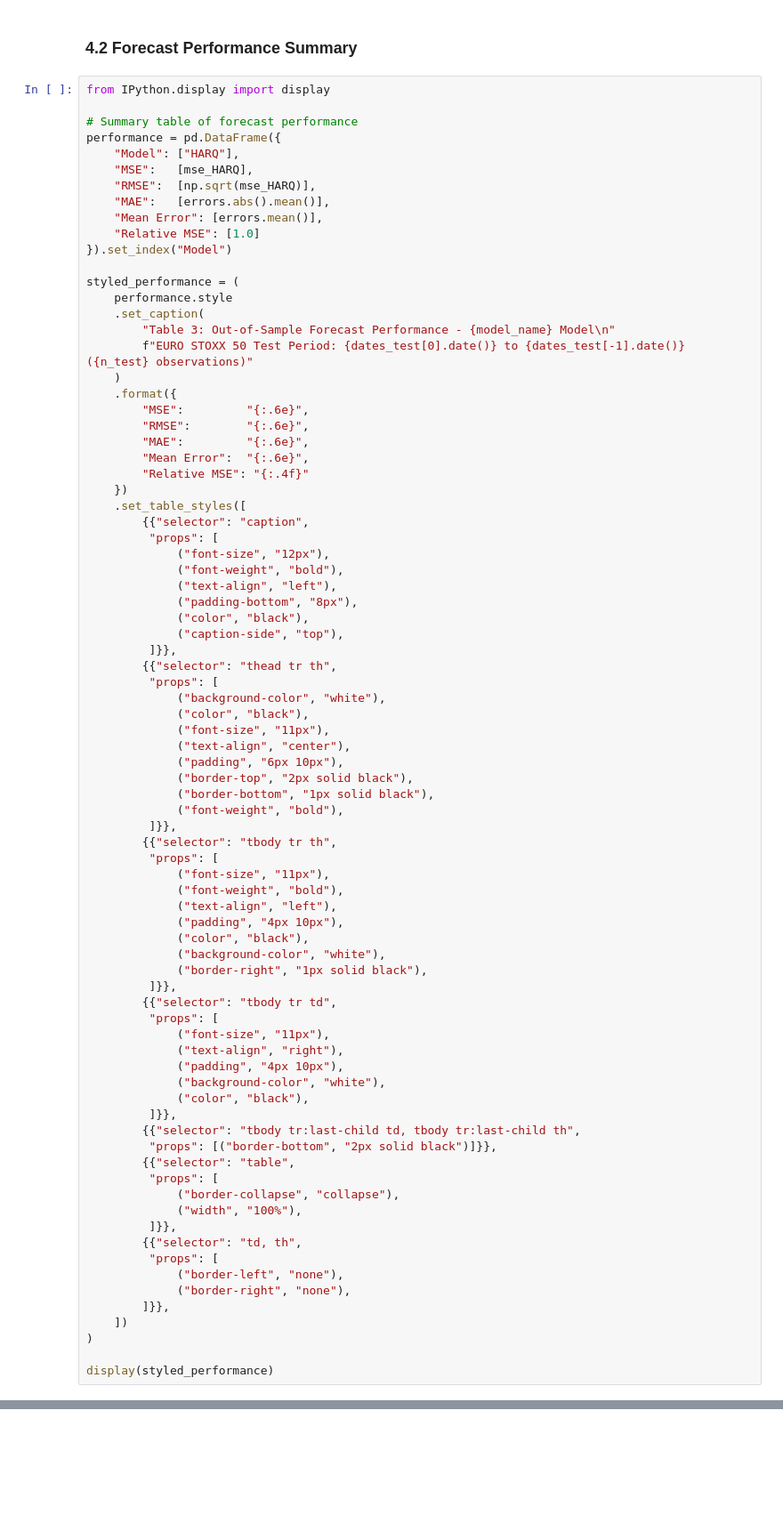
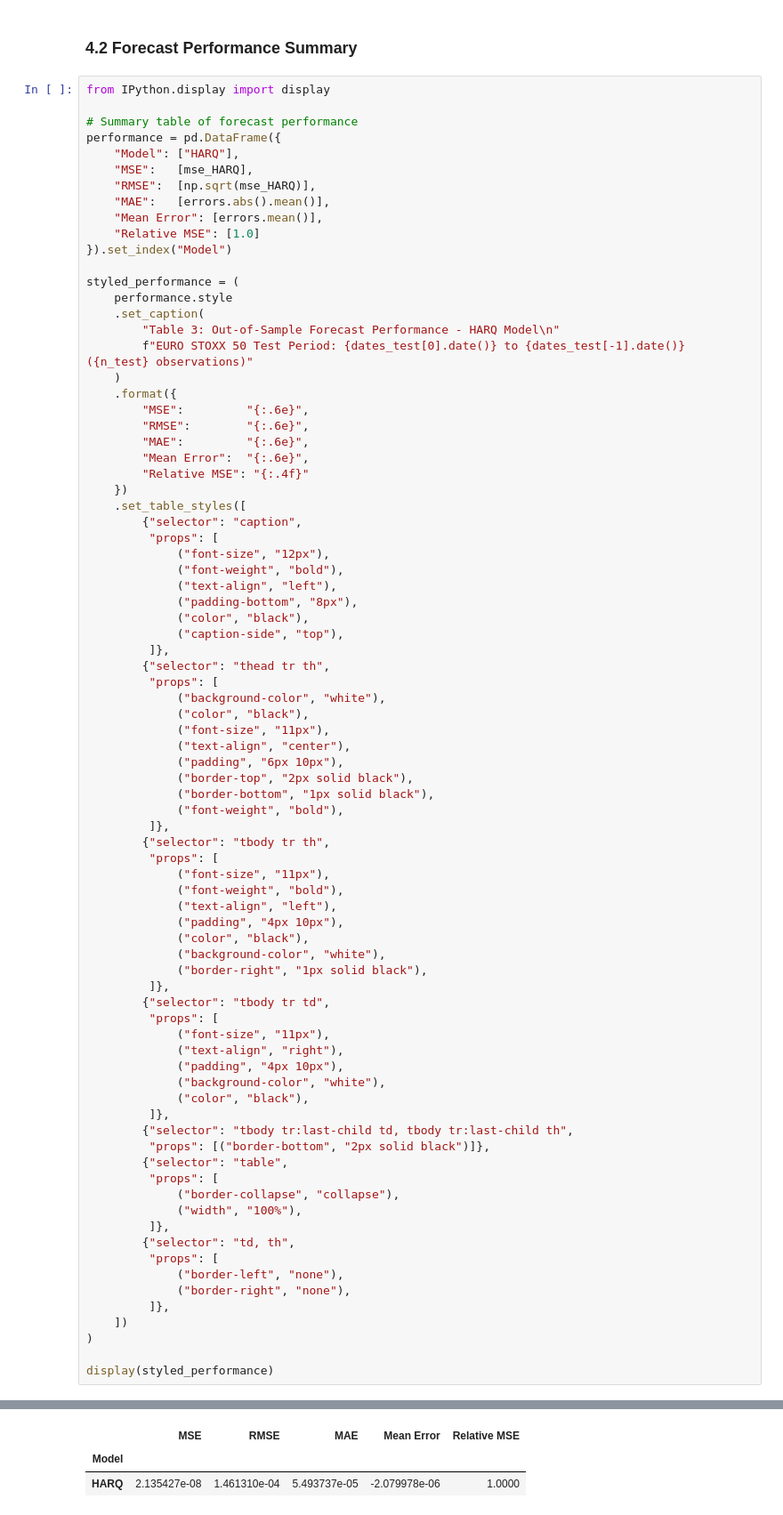
Before and after one commit to tobiasctpersson/MSc-Thesis, a Jupyter notebook: Python Code/Models for MHAR Feature Set/Benchmark Models/HARQ_MHAR.ipynb, the cells around one changed output, grey strips where cells are left out. Shown at 89% size. Saved outputs shown, nothing was run; the diff lists cells and outputs as text; blank space fills up the shorter version.

Commit message:
Execute MHAR benchmark notebooks for LevHAR SHAR HARQ

```diff
--- a/Python Code/Models for MHAR Feature Set/Benchmark Models/HARQ_MHAR.ipynb
+++ b/Python Code/Models for MHAR Feature Set/Benchmark Models/HARQ_MHAR.ipynb
@@ -179,7 +240,7 @@ performance = pd.DataFrame({
 styled_performance = (
     performance.style
     .set_caption(
-        "Table 3: Out-of-Sample Forecast Performance - {model_name} Model\n"
+        "Table 3: Out-of-Sample Forecast Performance - HARQ Model\n"
         f"EURO STOXX 50 Test Period: {dates_test[0].date()} to {dates_test[-1].date()} ({n_test} observations)"
     )
     .format({
@@ -190,7 +251,7 @@ styled_performance = (
         "Relative MSE": "{:.4f}"
     })
     .set_table_styles([
-        {{"selector": "caption",
+        {"selector": "caption",
          "props": [
              ("font-size", "12px"),
              ("font-weight", "bold"),
@@ -198,8 +259,8 @@ styled_performance = (
              ("padding-bottom", "8px"),
              ("color", "black"),
              ("caption-side", "top"),
-         ]}},
-        {{"selector": "thead tr th",
+         ]},
+        {"selector": "thead tr th",
          "props": [
              ("background-color", "white"),
              ("color", "black"),
@@ -209,8 +270,8 @@ styled_performance = (
              ("border-top", "2px solid black"),
              ("border-bottom", "1px solid black"),
              ("font-weight", "bold"),
-         ]}},
-        {{"selector": "tbody tr th",
+         ]},
+        {"selector": "tbody tr th",
          "props": [
              ("font-size", "11px"),
              ("font-weight", "bold"),
@@ -219,28 +280,29 @@ styled_performance = (
              ("color", "black"),
              ("background-color", "white"),
              ("border-right", "1px solid black"),
-         ]}},
-        {{"selector": "tbody tr td",
+         ]},
+        {"selector": "tbody tr td",
          "props": [
              ("font-size", "11px"),
              ("text-align", "right"),
              ("padding", "4px 10px"),
              ("background-color", "white"),
              ("color", "black"),
-         ]}},
-        {{"selector": "tbody tr:last-child td, tbody tr:last-child th",
-         "props": [("border-bottom", "2px solid black")]}},
-        {{"selector": "table",
+         ]},
+        {"selector": "tbody tr:last-child td, tbody tr:last-child th",
+         "props": [("border-bottom", "2px solid black")]},
+        {"selector": "table",
          "props": [
              ("border-collapse", "collapse"),
              ("width", "100%"),
-         ]}},
-        {{"selector": "td, th",
+         ]},
+        {"selector": "td, th",
          "props": [
              ("border-left", "none"),
              ("border-right", "none"),
-        ]}},
+         ]},
     ])
 )
 
 display(styled_performance)
+# %% [output]
@@ -246,0 +310,3 @@ display(styled_performance)
+|  | MSE | RMSE | MAE | Mean Error | Relative MSE |
+| Model |  |  |  |  |  |
+| HARQ | 2.135427e-08 | 1.461310e-04 | 5.493737e-05 | -2.079978e-06 | 1.0000 |
```
Also changed, not shown: parts of 8 cells of this notebook, 1 other file.
